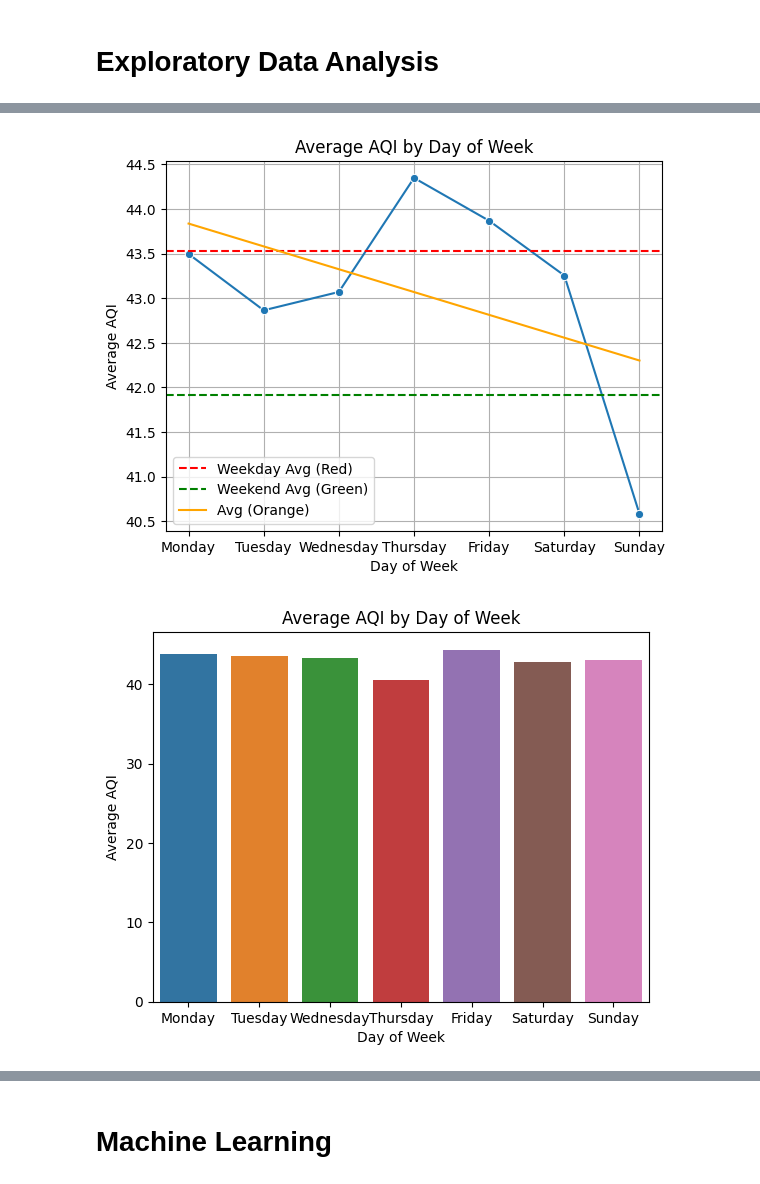
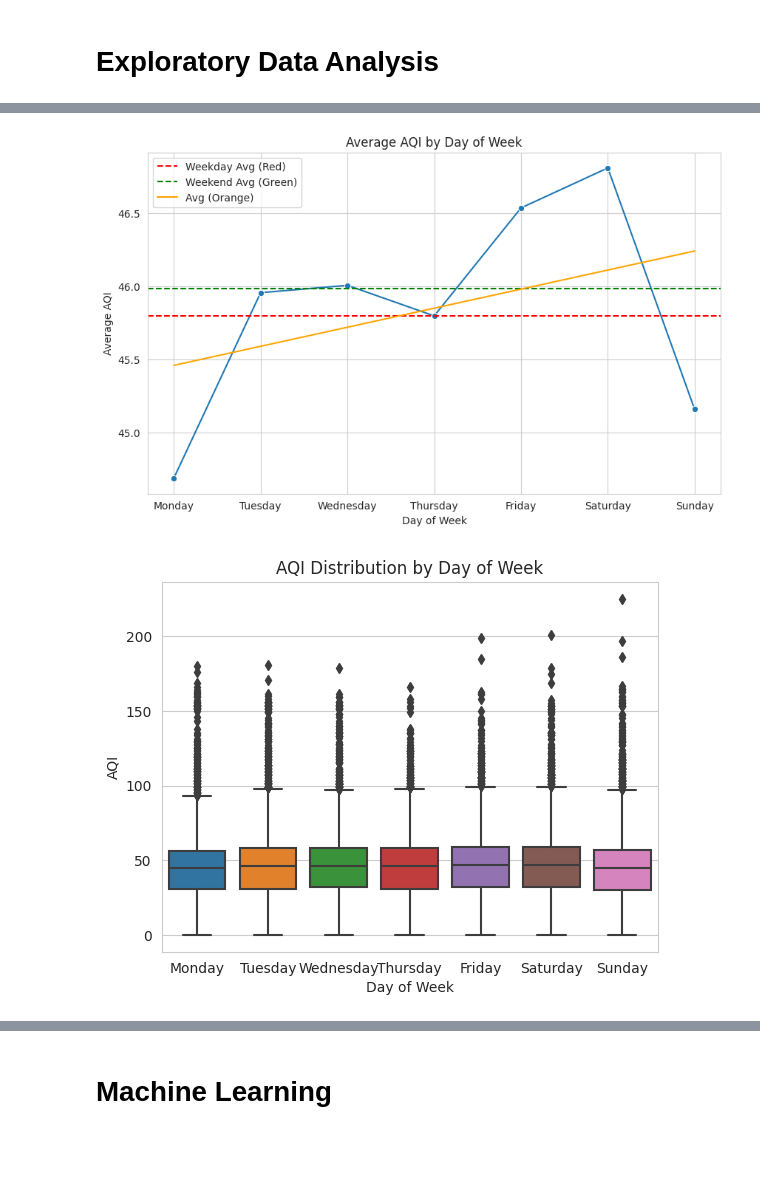
Before and after one commit to cheung0/Air-Quality-Prediction, a Jupyter notebook: Air_Quality.ipynb, the cells around one changed output, grey strips where cells are left out. Cells and saved outputs as stored; diff of their text form; code cells hidden in the pictures; blank space fills up the shorter version.

```diff
--- a/Air_Quality.ipynb
+++ b/Air_Quality.ipynb
@@ -13,7 +18,7 @@ import pandas as pd
 # %% [markdown]
 # Data Loading and Preprocessing
 # %%
-df = pd.read_csv('/Los Angeles Air Quality.csv')
+df = pd.read_csv('/Los Angeles Air Quality 2010-2022.csv')
 # df = pd.read_csv('/Alameda County Air Quality.csv')
 # df = pd.read_csv('/Los Angeles Air Quality.csv')
 # df = pd.read_csv('/California Air Quality.csv')
@@ -72,49 +77,54 @@ avg_aqi_by_day = df.groupby('Day Of Week')['DAILY_AQI_VALUE'].mean()
 weekday_order = ['Monday', 'Tuesday', 'Wednesday', 'Thursday', 'Friday', 'Saturday', 'Sunday']
 
 # Create a line plot using Seaborn
+sns.set_style('whitegrid')
+plt.figure(figsize=(10, 6))
 sns.lineplot(data=avg_aqi_by_day.reindex(weekday_order), marker='o')
 
 # Calculate the average AQI for weekdays and weekends
 avg_weekday_aqi = avg_aqi_by_day[weekday_order[:5]].mean()
 avg_weekend_aqi = avg_aqi_by_day[weekday_order[5:]].mean()
 
 # Add horizontal lines for average weekday and weekend AQI
 plt.axhline(avg_weekday_aqi, color='r', linestyle='--', label='Weekday Avg (Red)')
 plt.axhline(avg_weekend_aqi, color='g', linestyle='--', label='Weekend Avg (Green)')
 
 # Fit a line to the data points
 x = np.arange(len(weekday_order))
 y = avg_aqi_by_day.reindex(weekday_order)
 coefficients = np.polyfit(x, y, 1)
 line = np.poly1d(coefficients)
 plt.plot(x, line(x), color='orange', label='Avg (Orange)')
 
 # Customize the plot
 plt.title('Average AQI by Day of Week')
 plt.xlabel('Day of Week')
 plt.ylabel('Average AQI')
 plt.xticks(range(7), weekday_order)
 plt.grid(True)
 plt.legend()
 
 # Show the plot
 plt.show()
 # %% [output]
-[figure, old version]
+[figure, new version]
 # %%
-# Bar plot
+# Box plot
 
-# Group the data by 'Day Of Week' and calculate the average AQI for each day
-avg_aqi_by_day = df.groupby('Day Of Week')['DAILY_AQI_VALUE'].mean()
-
-# Define the order of the days of the week for proper sorting on the x-axis
+# Define the order of the days of the week
 weekday_order = ['Monday', 'Tuesday', 'Wednesday', 'Thursday', 'Friday', 'Saturday', 'Sunday']
 
-# Create a bar plot using Seaborn
-sns.barplot(x=weekday_order, y=avg_aqi_by_day)
-plt.title('Average AQI by Day of Week')
+# Create a box plot with the ordered weekdays
+sns.set_style('whitegrid')
+#plt.figure(figsize=(10, 6))
+sns.boxplot(x='Day Of Week', y='DAILY_AQI_VALUE', data=df, order=weekday_order)
+
+# Set the title and labels
+plt.title('AQI Distribution by Day of Week')
 plt.xlabel('Day of Week')
-plt.ylabel('Average AQI')
+plt.ylabel('AQI')
+
+# Show the plot
 plt.show()
 # %% [output]
-[figure, old version]
+[figure, new version]
```
Also changed, not shown: parts of 26 cells of this notebook.
